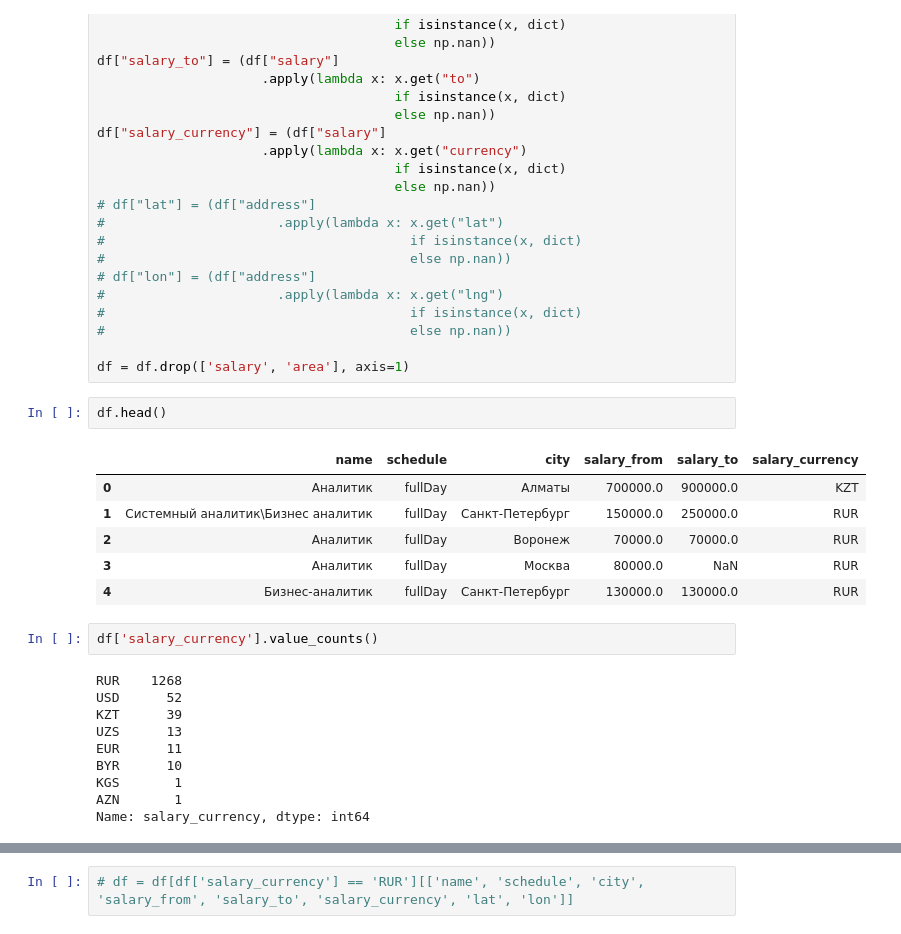
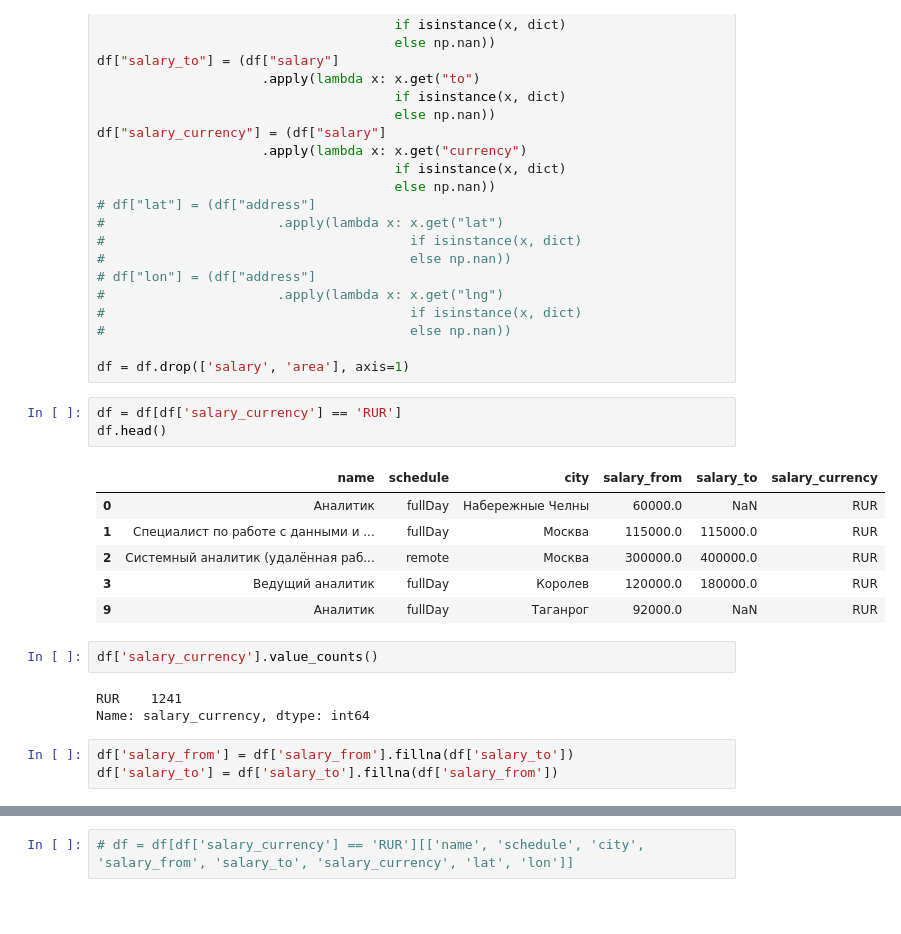
Before and after one commit to rufous86/hh_api, a Jupyter notebook: hh_api.ipynb, the cells around one changed output, grey strips where cells are left out. Saved outputs shown, nothing was run; the diff lists cells and outputs as text; blank space fills up the shorter version.

```diff
--- a/hh_api.ipynb
+++ b/hh_api.ipynb
@@ -80,27 +80,24 @@ df["salary_currency"] = (df["salary"]
 #                                       else np.nan))
 
 df = df.drop(['salary', 'area'], axis=1)
-# %%
-df.head()
-# %% [output]
-|  | name | schedule | city | salary_from | salary_to | salary_currency |
-| 0 | Аналитик | fullDay | Алматы | 700000.0 | 900000.0 | KZT |
-| 1 | Системный аналитик\Бизнес аналитик | fullDay | Санкт-Петербург | 150000.0 | 250000.0 | RUR |
-| 2 | Аналитик | fullDay | Воронеж | 70000.0 | 70000.0 | RUR |
-| 3 | Аналитик | fullDay | Москва | 80000.0 | NaN | RUR |
-| 4 | Бизнес-аналитик | fullDay | Санкт-Петербург | 130000.0 | 130000.0 | RUR |
+# %%
+df = df[df['salary_currency'] == 'RUR']
+df.head()
+# %% [output]
+|  | name | schedule | city | salary_from | salary_to | salary_currency |
+| 0 | Аналитик | fullDay | Набережные Челны | 60000.0 | NaN | RUR |
+| 1 | Cпециалист по работе с данными и ... | fullDay | Москва | 115000.0 | 115000.0 | RUR |
+| 2 | Системный аналитик (удалённая раб... | remote | Москва | 300000.0 | 400000.0 | RUR |
+| 3 | Ведущий аналитик | fullDay | Королев | 120000.0 | 180000.0 | RUR |
+| 9 | Аналитик | fullDay | Таганрог | 92000.0 | NaN | RUR |
 # %%
 df['salary_currency'].value_counts()
 # %% [output]
-RUR    1268
-USD      52
-KZT      39
-UZS      13
-EUR      11
-BYR      10
-KGS       1
-AZN       1
+RUR    1241
 Name: salary_currency, dtype: int64
+# %%
+df['salary_from'] = df['salary_from'].fillna(df['salary_to'])
+df['salary_to'] = df['salary_to'].fillna(df['salary_from'])
 # %%
 df.info()
 # %% [output]
```
Also changed, not shown: parts of 16 cells of this notebook.
